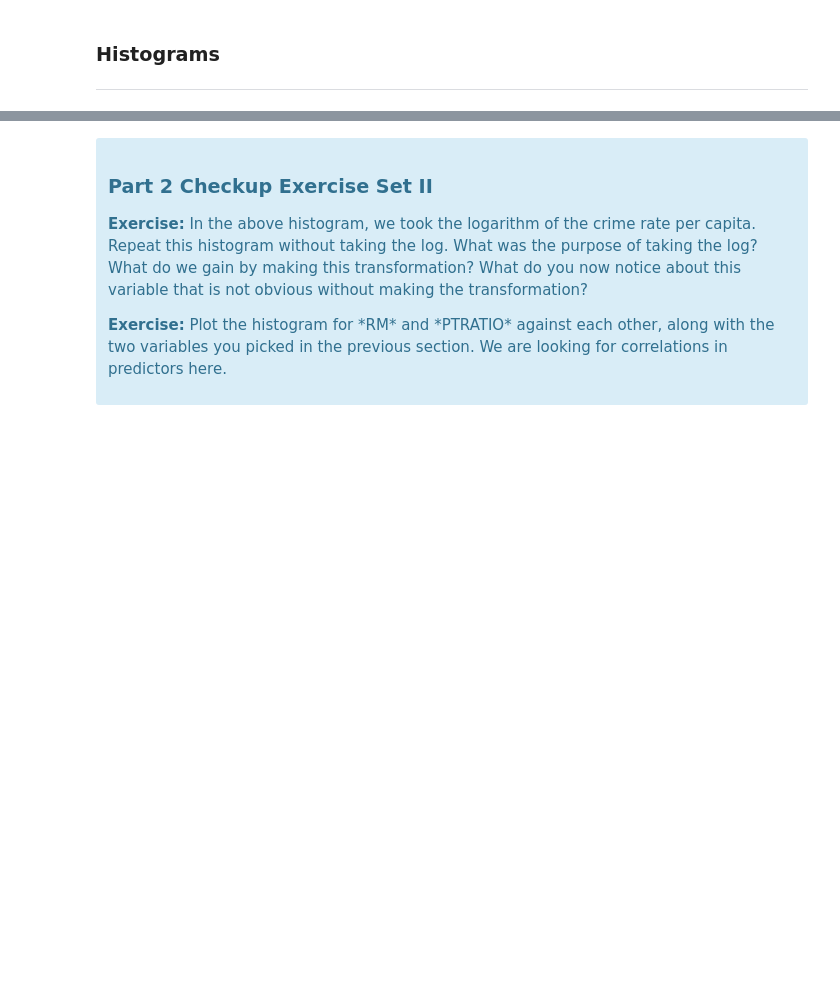
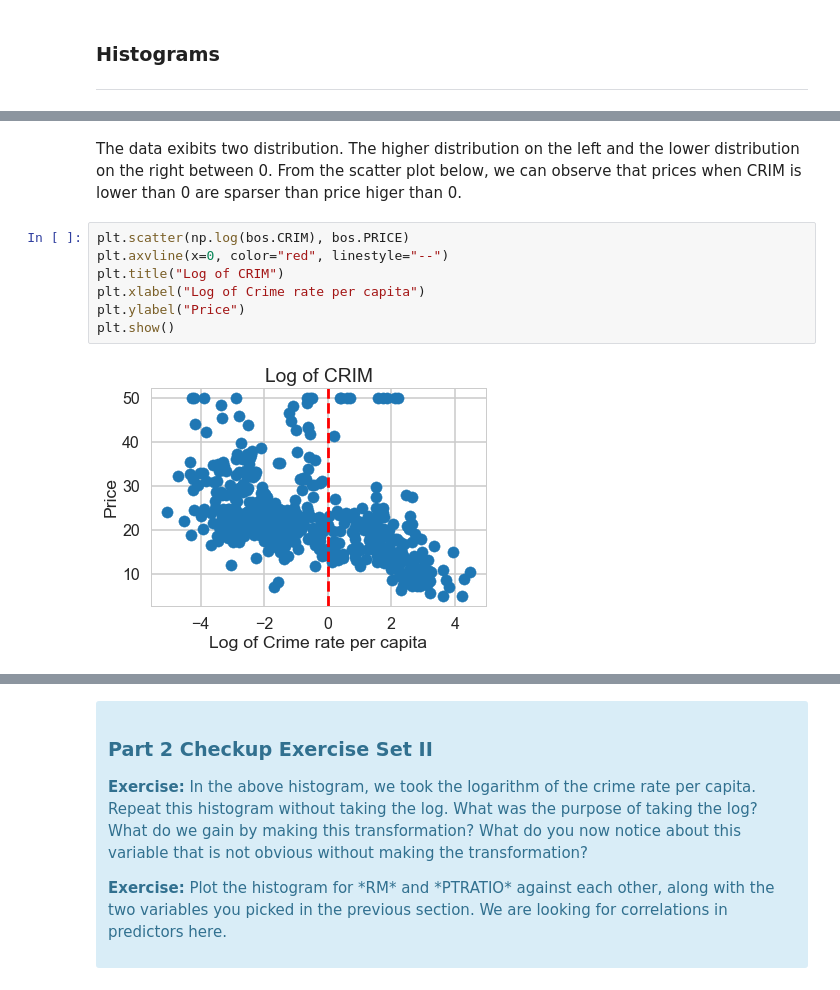
Before and after one commit to junejiy/mini-projects, a Jupyter notebook: ch11_1_Linear_Regression.ipynb, the cells around one changed output, grey strips where cells are left out. Saved outputs shown, nothing was run; the diff lists cells and outputs as text; blank space fills up the shorter version.

```diff
--- a/ch11_1_Linear_Regression.ipynb
+++ b/ch11_1_Linear_Regression.ipynb
@@ -391,0 +392,11 @@ plt.show()
+# %% [markdown]
+The data exibits two distribution. The higher distribution on the left and the lower distribution on the right between 0. From the scatter plot below, we can observe that prices when CRIM is lower than 0 are sparser than price higer than 0.
+# %%
+plt.scatter(np.log(bos.CRIM), bos.PRICE)
+plt.axvline(x=0, color="red", linestyle="--")
+plt.title("Log of CRIM")
+plt.xlabel("Log of Crime rate per capita")
+plt.ylabel("Price")
+plt.show()
+# %% [output]
+[figure, added]
```
Also changed, not shown: parts of 26 cells of this notebook, 1 other file.
